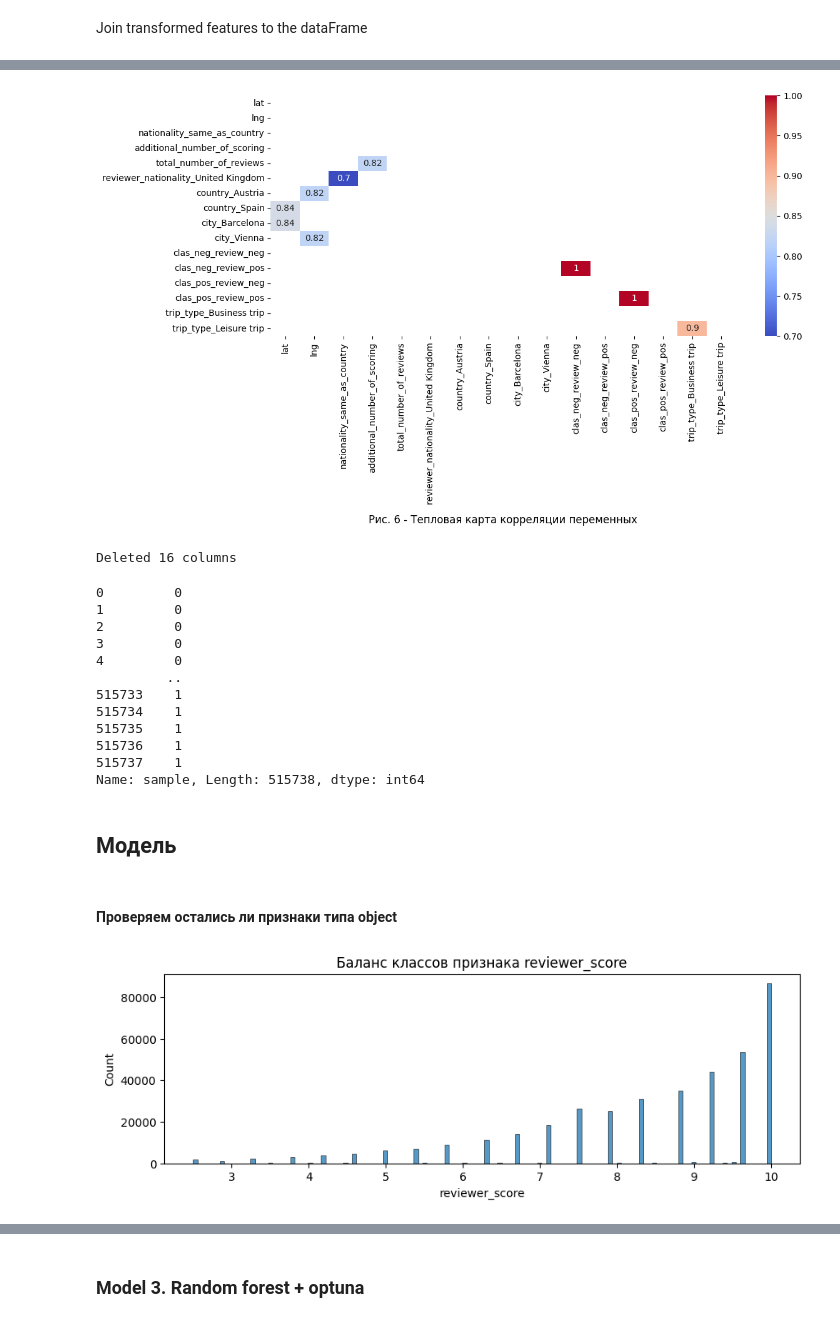
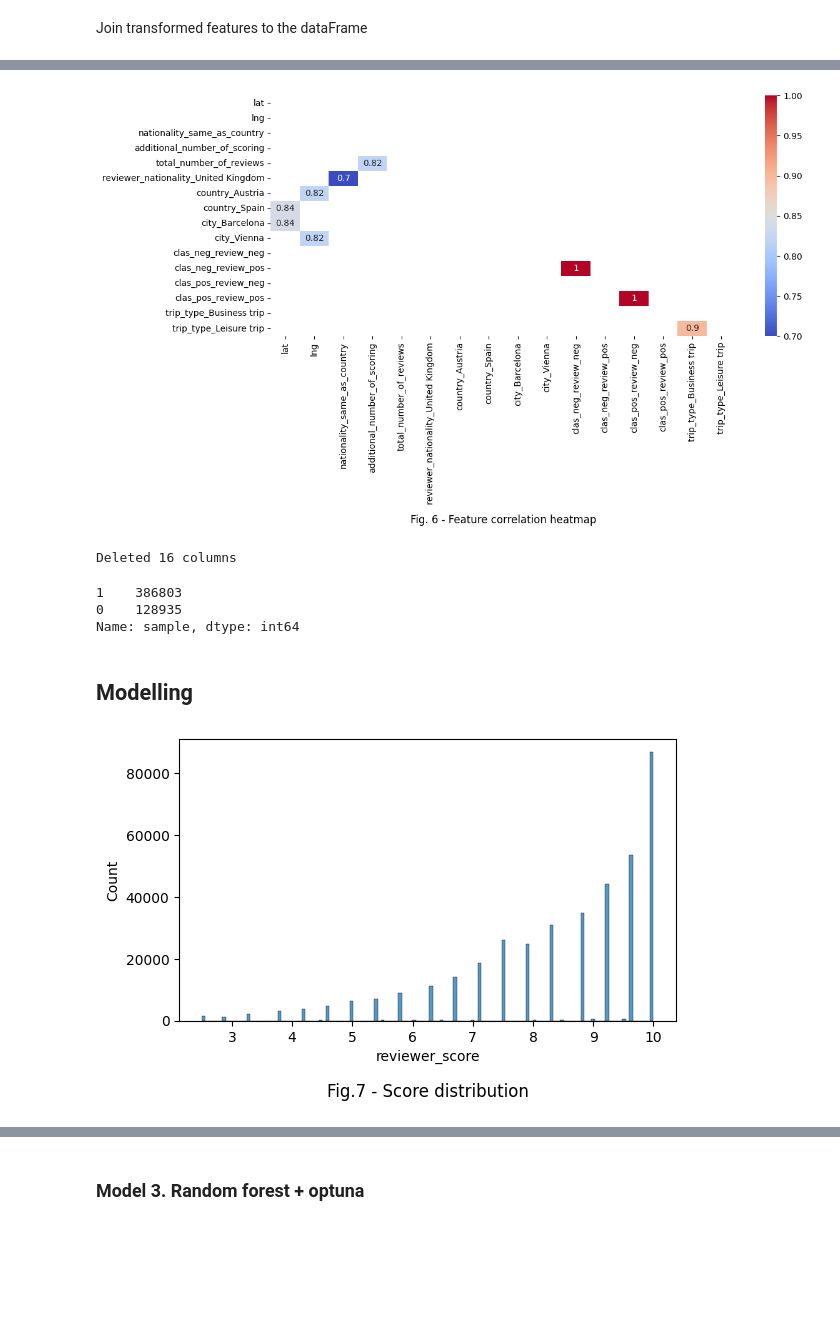
Before and after one commit to Alex1iv/Hotel-rating-prediction, a Jupyter notebook: notebooks/Hotel_ratings_en.ipynb, the cells around one changed output, grey strips where cells are left out. Drawn from its saved outputs; the diff is of its cells as text; code cells hidden in the pictures; blank space fills up the shorter version.

```diff
--- a/notebooks/Hotel_ratings_en.ipynb
+++ b/notebooks/Hotel_ratings_en.ipynb
@@ -897,10 +589,9 @@ dtype: float64
 # %%
-categorical_columns_names, numerical_columns_names = get_sort_features(data)
-#numerical_columns_names
+# Let us exclude following features
+exclusion = ['lat', 'lng', 'sample', 'nationality_same_as_country', 'reviewer_score']
 
-for i in ['lat', 'lng', 'sample', 'reviewer_score', 'review_month', 'review_day', 'review_weekday', 'nationality_same_as_country']: #
-    numerical_columns_names.remove(i)
-numerical_columns_names
+num_features = [s for s in data.columns if data[s].dtypes != 'object' and s not in exclusion]
+num_features
 # %% [output]
 ['additional_number_of_scoring',
  'average_score',
@@ -954,23 +652,10 @@ stay_length: 11
 # %%
-# инициализируем нормализатор RobustScaler
+# Initialization of the RobustScaler
 r_scaler = preprocessing.RobustScaler()
 
-# копируем датасет
-data_norm = data[numerical_columns_names].copy() #
+# copu dataset
+data_norm = data[num_features].copy() #
 
-# преобразуем
+# transform and join
 data_norm_rs = r_scaler.fit_transform(data_norm)
-
-# создаем датафрейм
-data_norm_rs = pd.DataFrame(data_norm_rs, columns=numerical_columns_names)
-
-# Визуализация
-fig, ax = plt.subplots(ncols=1, figsize=(10, 6))
-
-for col in numerical_columns_names:
-    sns.kdeplot(data_norm_rs[col], ax=ax)
-
-ax.set_title('Рис.4 - Признаки после нормализации RobustScaler', y=-0.2, fontsize=12)
-ax.legend(numerical_columns_names)
-ax.set_xlabel('Признак')
-ax.set_ylabel('Значение');
+data_norm_rs = pd.DataFrame(data_norm_rs, columns=num_features)
@@ -991,7 +685,7 @@ boxplot.grid();
 # %% [markdown]
 Join transformed features to the dataFrame
 # %%
-data.drop(numerical_columns_names, axis=1, inplace=True)
+data.drop(num_features, axis=1, inplace=True)
 data = data.join(data_norm_rs)
 data.head(2)
 # %% [output]
@@ -1072,8 +765,8 @@ fig, ax = plt.subplots(ncols=1, figsize=(12, 5))
 
 matrix = np.triu(pivot)
 fig = sns.heatmap(round(abs(pivot),2), annot=True,  cmap= 'coolwarm', mask=matrix) #, vmin=-1, vmax=1, center= 0, fmt='.02g',
-ax.set_title('Рис. 6 - Тепловая карта корреляции переменных', y=-0.8, fontsize=12)
+ax.set_title('Fig. 6 - Feature correlation heatmap', y=-0.8, fontsize=12)
 ax.tick_params(axis='x', rotation=90);
 # %% [output]
-[figure, old version]
+[figure, new version]
 # %%
@@ -1097,24 +790,13 @@ Deleted 16 columns
 # fig = sns.heatmap(round(abs(data.corr()),2), annot=True,  cmap= 'coolwarm', mask=matrix) #, vmin=-1, vmax=1, center= 0, fmt='.02g',
 # ax.set_title('Рис. 6 - Тепловая карта корреляции переменных', y=-0.15, fontsize=12);
 # %%
-data['sample']
+data['sample'].value_counts()
 # %% [output]
-0         0
-1         0
-2         0
-3         0
-4         0
-         ..
-515733    1
-515734    1
-515735    1
-515736    1
-515737    1
-Name: sample, Length: 515738, dtype: int64
+1    386803
+0    128935
+Name: sample, dtype: int64
 # %% [markdown]
-## Модель
+## Modelling
-# %% [markdown]
-#### Проверяем остались ли признаки типа object
 # %%
 data.dtypes.value_counts()
 
@@ -1132,10 +812,12 @@ y = train_data['reviewer_score'].values            # наш таргет
 # %%
 #display(train_data['reviewer_score'].value_counts(normalize=True))
 
-fig, ax = plt.subplots(figsize = (10, 3))
+fig, ax = plt.subplots(figsize = (6, 4))
 ax = sns.histplot(data=train_data, x='reviewer_score')
-#Задаем название графику
-ax.set_title('Баланс классов признака reviewer_score');
+ax.set_title('Fig.7 - Score distribution', y=-0.3);
+plt.tight_layout()
+
+plt.savefig('../figures/fig_7.png');
 # %% [output]
-[figure, old version]
+[figure, new version]
 # %%
```
Also changed, not shown: parts of 91 cells of this notebook, 1 other file.
